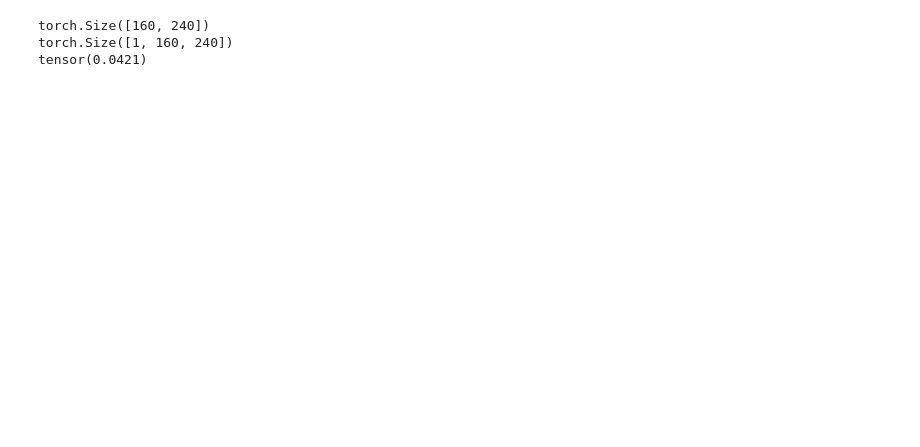
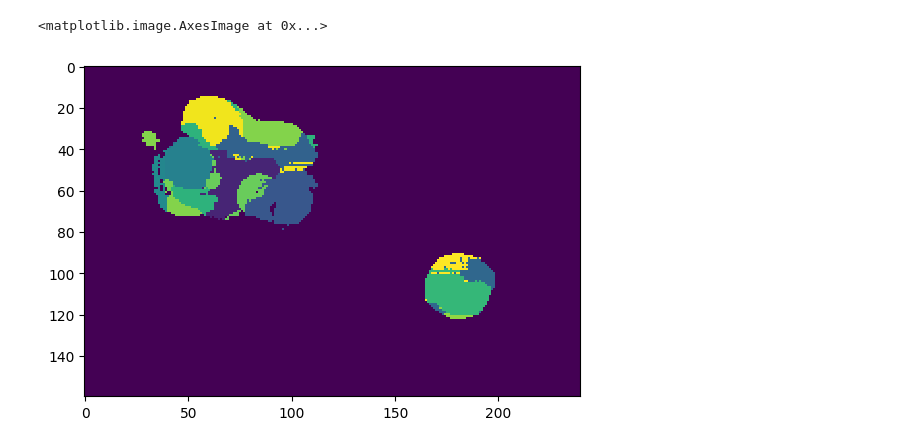
Before and after one commit to dqian3/dlfl2023-final, a Jupyter notebook: notebooks_dan/validate.ipynb, the cells around one changed output. Saved outputs shown, nothing was run; the diff lists cells and outputs as text; code cells hidden in the pictures; blank space fills up the shorter version.

```diff
--- a/notebooks_dan/validate.ipynb
+++ b/notebooks_dan/validate.ipynb
@@ -65,12 +44,17 @@ print(np.max(label[21]))
 # %%
-iou = JaccardIndex(task="multiclass", num_classes=49)
+import random
 
-target = torch.tensor(label[21])
-print(target.shape)
-print(mask.shape)
-
-print(iou(mask.squeeze(), target))
+model.eval()
+with torch.no_grad():
+    x, label = dataset[random.randint(0, 1000)]
+    x = x[:11].unsqueeze(0)
+    # Transpose, since video resnet expects channels as first dim
+    output = model(x).transpose(1,2)
-# %% [output]
-torch.Size([160, 240])
-torch.Size([1, 160, 240])
-tensor(0.0421)
+# %%
+target = torch.tensor(label[11:]).unsqueeze(0)
+
+mask = torch.argmax(output, dim=1).squeeze()
+plt.imshow(mask[10], interpolation="none")
+# %% [output]
+<matplotlib.image.AxesImage at 0x...>
+[figure, added]
```
Also changed, not shown: parts of 7 cells of this notebook, 4 other files.
